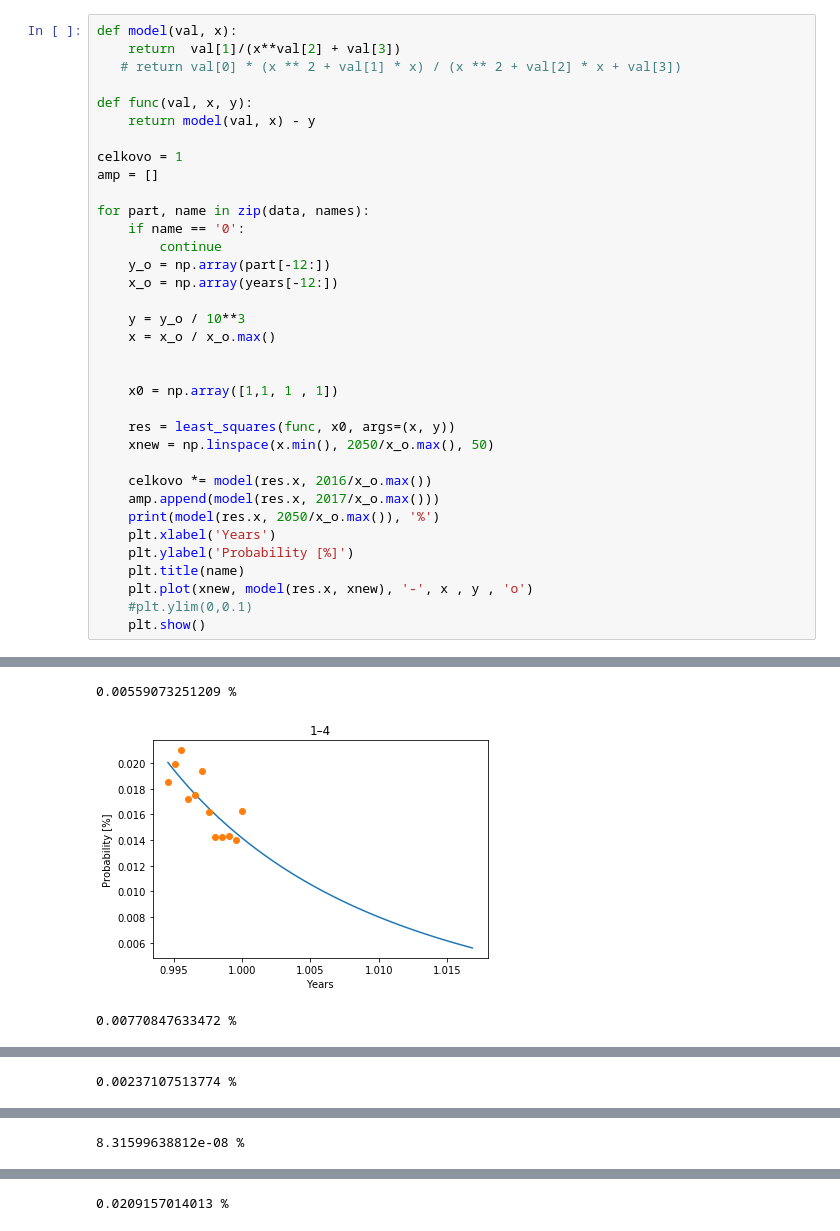
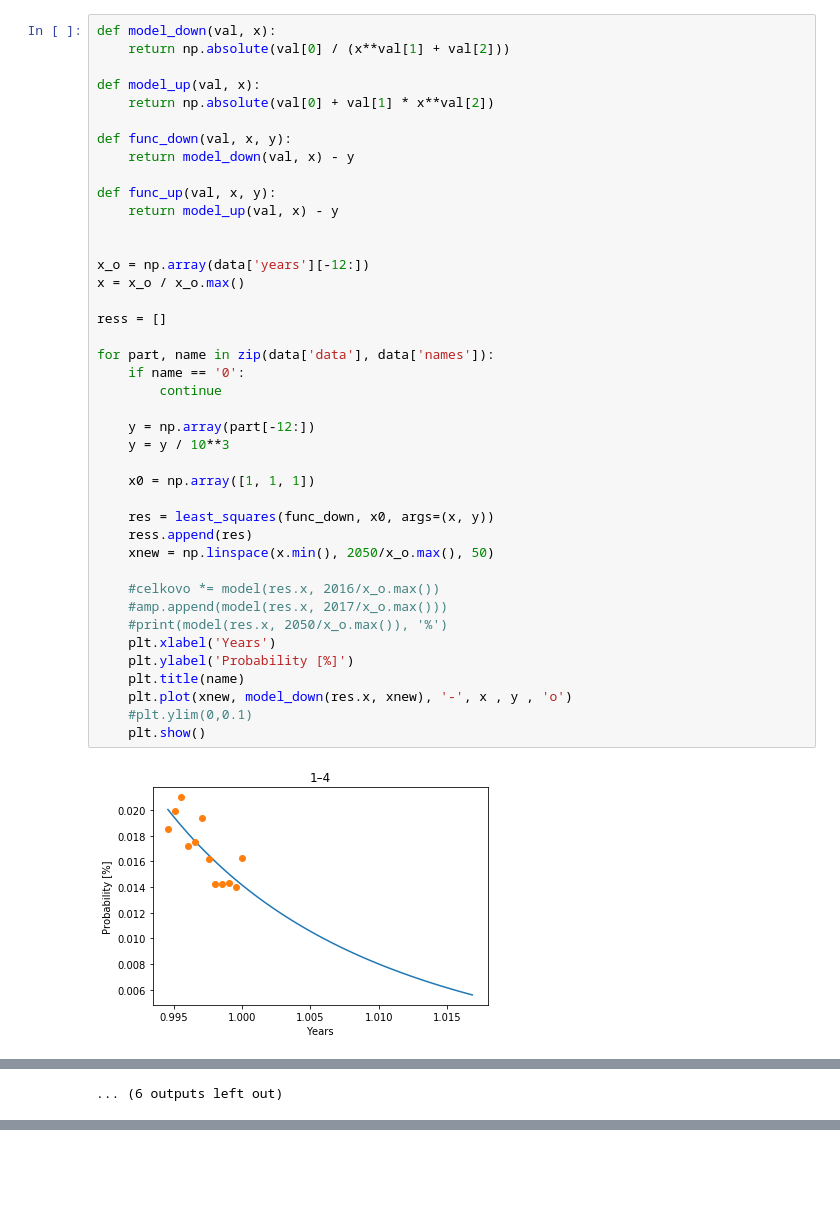
Before and after one commit to H00N24/IMS, a Jupyter notebook: test numpy least.ipynb, the cells around one changed output, grey strips where cells are left out. Cells and saved outputs as stored; diff of their text form; blank space fills up the shorter version.

```diff
--- a/test numpy least.ipynb
+++ b/test numpy least.ipynb
@@ -12,37 +9,44 @@ with open('data.json') as inp:
     data = json.load(inp)
 # %%
-def model(val, x):
-    return  val[1]/(x**val[2] + val[3])
-   # return val[0] * (x ** 2 + val[1] * x) / (x ** 2 + val[2] * x + val[3])
+def model_down(val, x):
+    return np.absolute(val[0] / (x**val[1] + val[2]))
 
-def func(val, x, y):
-    return model(val, x) - y
+def model_up(val, x):
+    return np.absolute(val[0] + val[1] * x**val[2])
 
-celkovo = 1
-amp = []
+def func_down(val, x, y):
+    return model_down(val, x) - y
 
-for part, name in zip(data, names):
+def func_up(val, x, y):
+    return model_up(val, x) - y
+
+
+x_o = np.array(data['years'][-12:])
+x = x_o / x_o.max()
+
+ress = []
+
+for part, name in zip(data['data'], data['names']):
     if name == '0':
         continue
-    y_o = np.array(part[-12:])
-    x_o = np.array(years[-12:])
 
-    y = y_o / 10**3
-    x = x_o / x_o.max()
+    y = np.array(part[-12:])
+    y = y / 10**3
 
+    x0 = np.array([1, 1, 1])
 
-    x0 = np.array([1,1, 1 , 1])
-
-    res = least_squares(func, x0, args=(x, y))
+    res = least_squares(func_down, x0, args=(x, y))
+    ress.append(res)
     xnew = np.linspace(x.min(), 2050/x_o.max(), 50)
 
-    celkovo *= model(res.x, 2016/x_o.max())
-    amp.append(model(res.x, 2017/x_o.max()))
-    print(model(res.x, 2050/x_o.max()), '%')
+    #celkovo *= model(res.x, 2016/x_o.max())
+    #amp.append(model(res.x, 2017/x_o.max()))
+    #print(model(res.x, 2050/x_o.max()), '%')
     plt.xlabel('Years')
     plt.ylabel('Probability [%]')
     plt.title(name)
-    plt.plot(xnew, model(res.x, xnew), '-', x , y , 'o')
+    plt.plot(xnew, model_down(res.x, xnew), '-', x , y , 'o')
     #plt.ylim(0,0.1)
     plt.show()
 # %% [output]
+[figure]
@@ -49,3 +64 @@ for part, name in zip(data, names):
-0.00559073251209 %
+... (6 outputs left out)
-[figure]
-0.00770847633472 %
@@ -53 +64,0 @@ for part, name in zip(data, names):
-0.00237107513774 %
@@ -55 +64,0 @@ for part, name in zip(data, names):
-8.31599638812e-08 %
@@ -57 +64,0 @@ for part, name in zip(data, names):
-0.0209157014013 %
```
Also changed, not shown: parts of 7 cells of this notebook, 4 other files.
